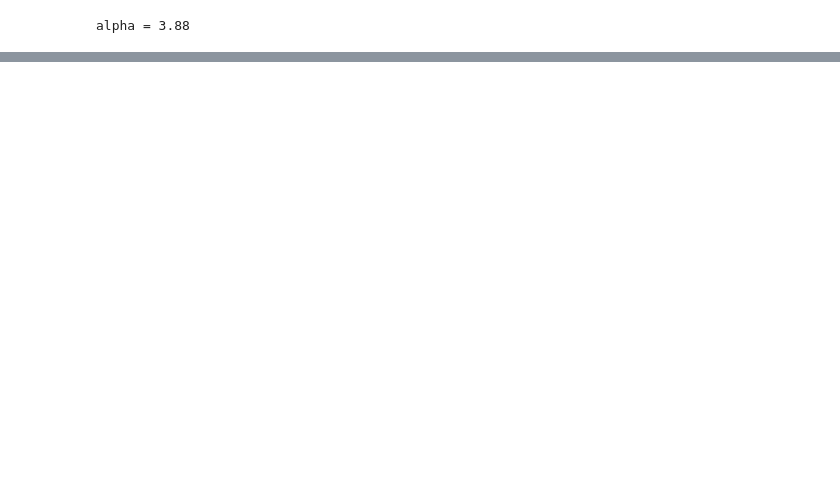
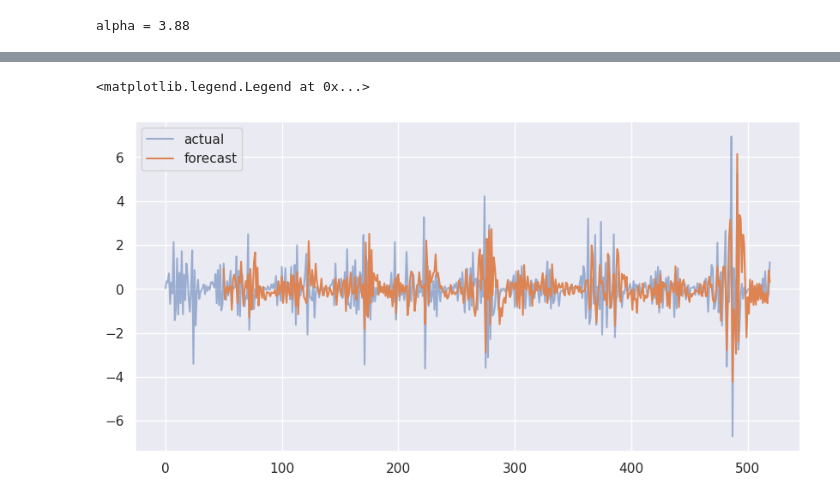
Before and after one commit to Aniq55/dyngesn-neurocomputing-experiments, a Jupyter notebook: vertex-tasks/evaluation/data_test.ipynb, the cells around one changed output, grey strips where cells are left out. Saved outputs shown, nothing was run; the diff lists cells and outputs as text; code cells hidden in the pictures; blank space fills up the shorter version.

```diff
--- a/vertex-tasks/evaluation/data_test.ipynb
+++ b/vertex-tasks/evaluation/data_test.ipynb
@@ -125,0 +241,9 @@ Text(0.5, 1.0, 'Testing')
+# %%
+import matplotlib.pyplot as plt
+import seaborn as sns
+sns.set_theme()
+
+y = X.T[1]
+n_back = 50
+n_ahead = 10
+y_pred = fn_arima(y, n_back, n_ahead)
@@ -125,0 +257,9 @@ Text(0.5, 1.0, 'Testing')
+# %%
+from graphesn.dataset import chickenpox_dataset, twitter_tennis_dataset, pedalme_dataset, wiki_maths_dataset
+from stocks_loader import *
+
+dataset_dict = {"chickenpox": chickenpox_dataset(target_lags=1),
+                "tennis": twitter_tennis_dataset(feature_mode='encoded', target_offset=1),
+                "pedalme": pedalme_dataset(target_lags=1),
+                "wikimath": wiki_maths_dataset(target_lags=1)
+                }
@@ -125,0 +292,15 @@ Text(0.5, 1.0, 'Testing')
+# %%
+dataset_name = "chickenpox"
+data = dataset_dict[dataset_name]
+n_back = 50
+mse_list = []
+for m in range(len(data.y[0])):
+    y_in =  np.array(data.y.T[0][m])
+    try:
+        y_pred = fn_arima(y_in, n_back, 1)
+        mse = np.mean( np.square( y_in[n_back: n_back+ len(y_pred) ] - y_pred ) )
+        mse_list.append(mse)
+    except:
+        print(np.mean(mse_list))
+
+print(np.mean(mse_list))
@@ -125,0 +351,8 @@ Text(0.5, 1.0, 'Testing')
+# %%
+plt.figure(figsize=(10,5))
+plt.plot(y, label='actual', alpha=0.5)
+plt.plot( np.arange(n_back, n_back+ len(y_pred) ), y_pred, label='forecast')
+plt.legend()
+# %% [output]
+<matplotlib.legend.Legend at 0x...>
+[figure, added]
```
Also changed, not shown: parts of 27 cells of this notebook, 9 other files.
